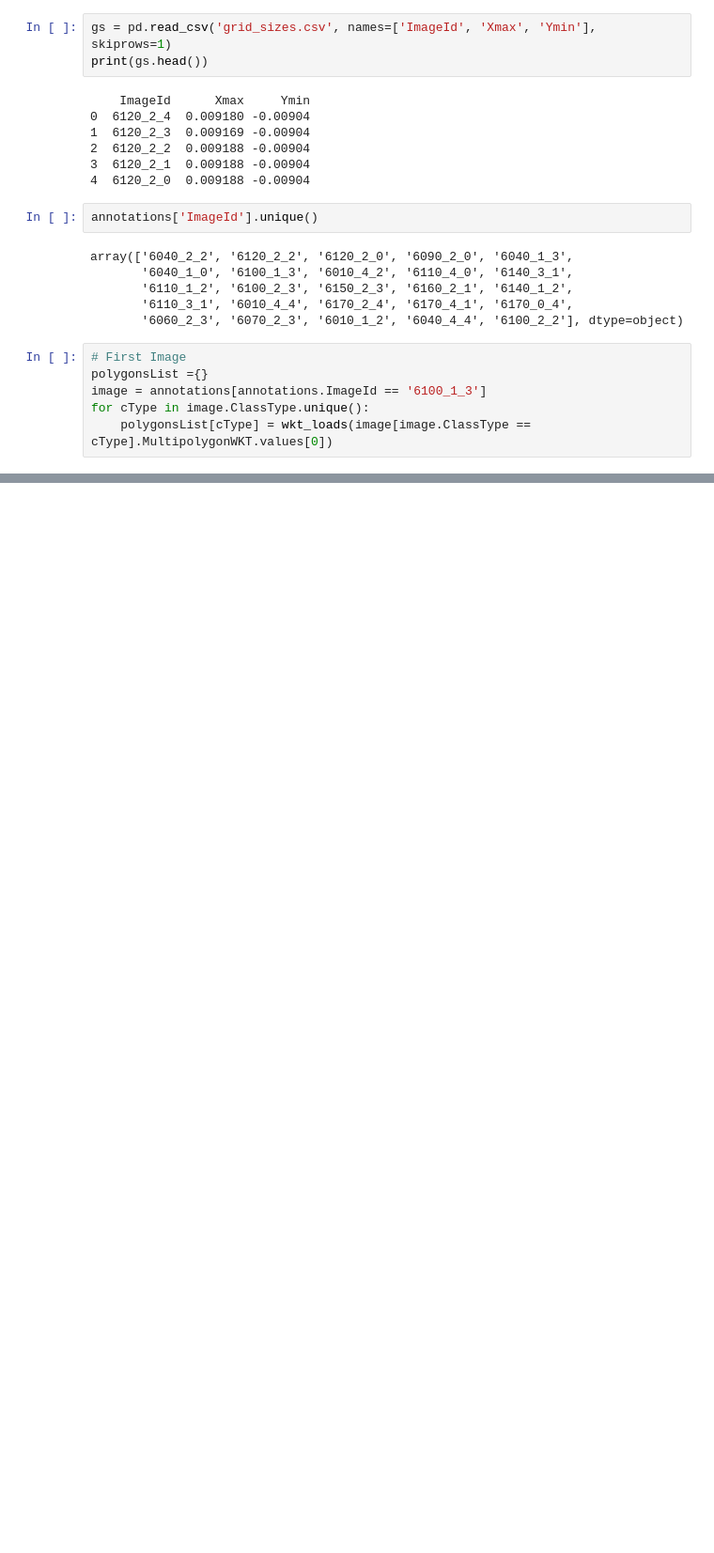
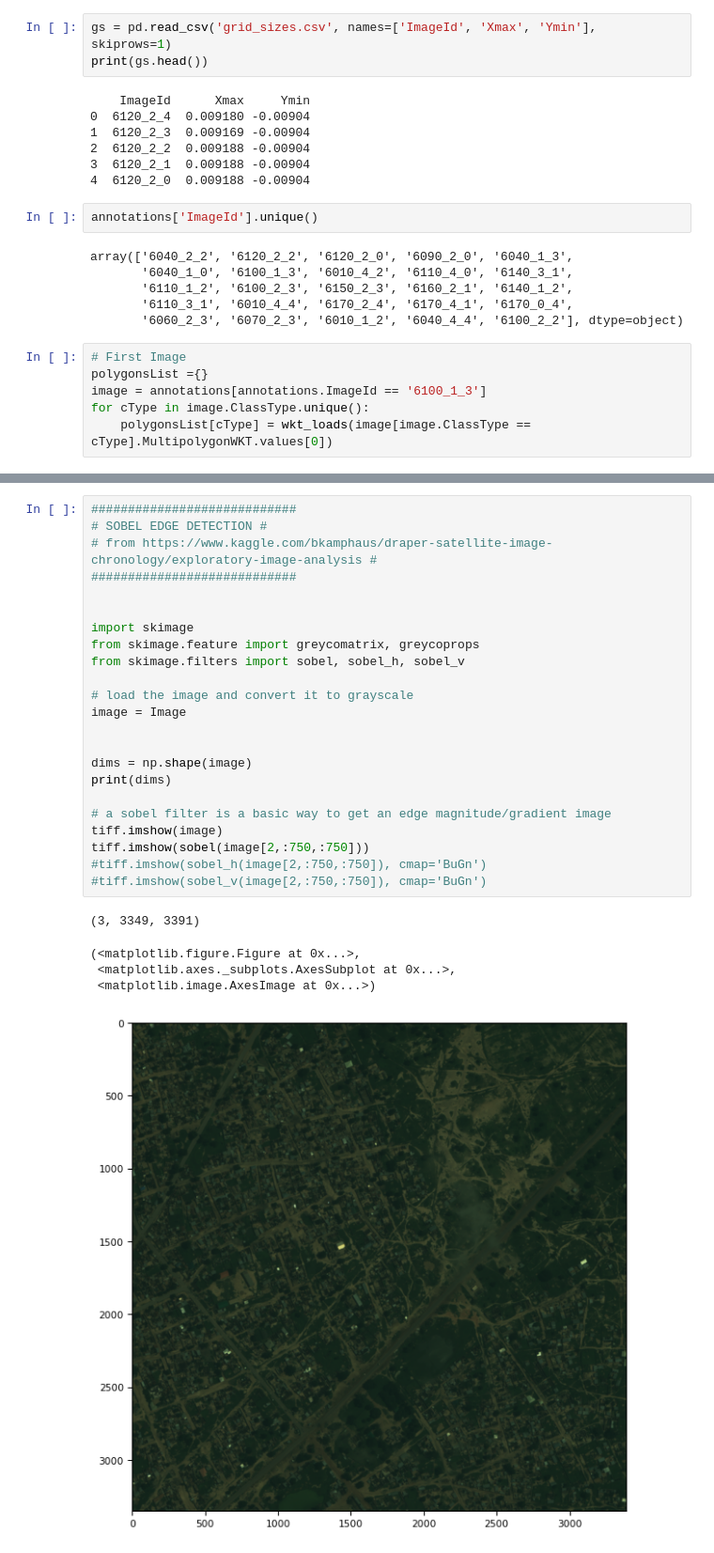
Before and after one commit to ethanweber/xview2, a Jupyter notebook: dstl_buildings_to_coco.ipynb, the cells around one changed output, grey strips where cells are left out. Shown at 94% size. Cells and saved outputs as stored; diff of their text form; blank space fills up the shorter version.

```diff
--- a/dstl_buildings_to_coco.ipynb
+++ b/dstl_buildings_to_coco.ipynb
@@ -73,0 +299,29 @@ polygonsList
+# %%
+############################
+# SOBEL EDGE DETECTION #
+# from https://www.kaggle.com/bkamphaus/draper-satellite-image-chronology/exploratory-image-analysis #
+############################
+
+
+import skimage
+from skimage.feature import greycomatrix, greycoprops
+from skimage.filters import sobel, sobel_h, sobel_v
+
+# load the image and convert it to grayscale
+image = Image
+
+
+dims = np.shape(image)
+print(dims)
+
+# a sobel filter is a basic way to get an edge magnitude/gradient image
+tiff.imshow(image)
+tiff.imshow(sobel(image[2,:750,:750]))
+#tiff.imshow(sobel_h(image[2,:750,:750]), cmap='BuGn')
+#tiff.imshow(sobel_v(image[2,:750,:750]), cmap='BuGn')
+# %% [output]
+(3, 3349, 3391)
+(<matplotlib.figure.Figure at 0x...>,
+ <matplotlib.axes._subplots.AxesSubplot at 0x...>,
+ <matplotlib.image.AxesImage at 0x...>)
+[figure, added]
```
Also changed, not shown: parts of 25 cells of this notebook.
